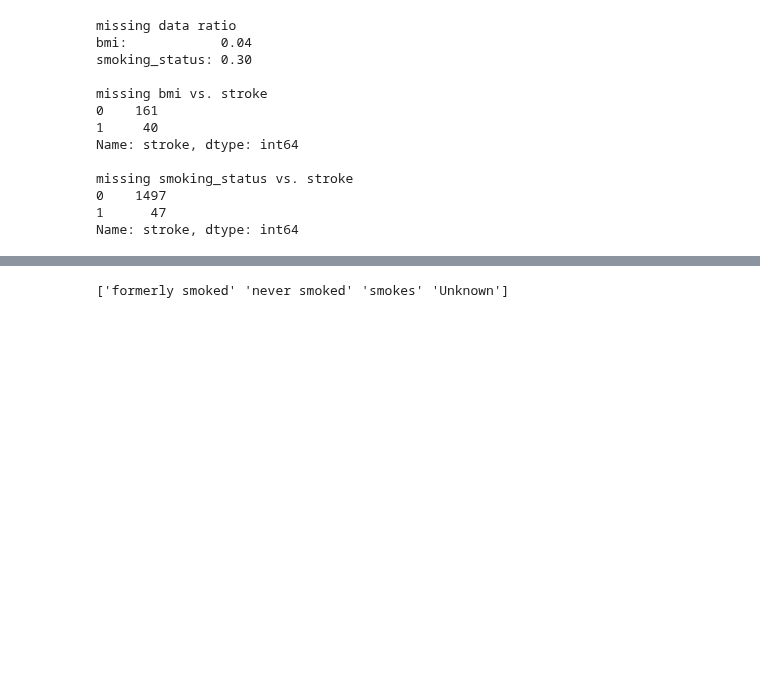
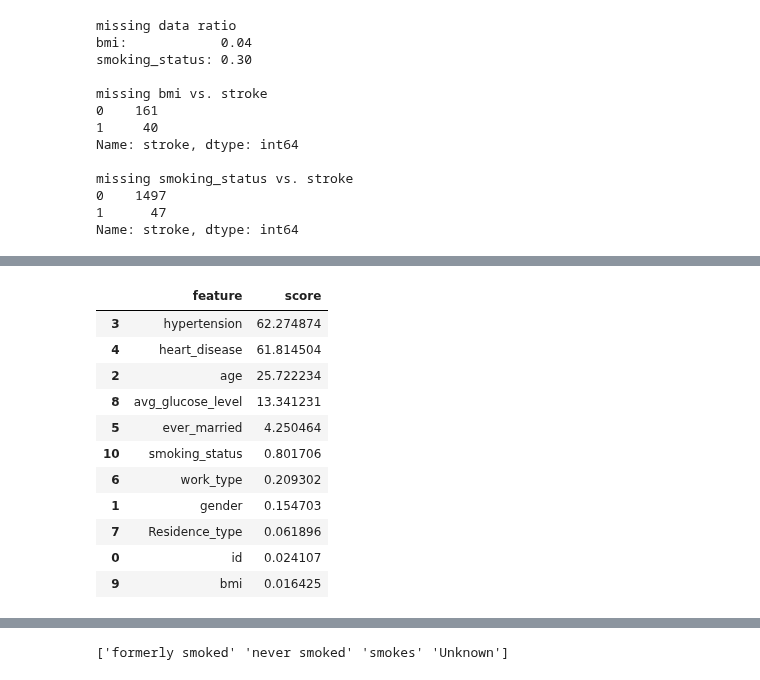
Before and after one commit to xanasa14/MLImplementations, a Jupyter notebook: StrokePredicition.ipynb, the cells around one changed output, grey strips where cells are left out. Saved outputs shown, nothing was run; the diff lists cells and outputs as text; code cells hidden in the pictures; blank space fills up the shorter version.

```diff
--- a/StrokePredicition.ipynb
+++ b/StrokePredicition.ipynb
@@ -122,0 +140,38 @@ Name: stroke, dtype: int64
+# %%
+from sklearn.preprocessing import MinMaxScaler
+from sklearn.feature_selection import SelectKBest
+from sklearn.feature_selection import chi2
+
+data_fs = dataset.copy()
+
+data_fs.dropna(inplace = True)
+
+for f in cat_features:
+    data_fs[f] = data_fs[f].cat.codes
+
+data_fs = MinMaxScaler().fit_transform(data_fs)
+
+X_fs = data_fs[:,:-1]
+Y_fs = data_fs[:,-1:]
+
+fit = SelectKBest(score_func = chi2, k = 4).fit(X_fs, Y_fs)
+
+df_scores = pd.DataFrame(fit.scores_)
+df_columns = pd.DataFrame(dataset.columns)
+feature_scores = pd.concat([df_columns, df_scores],axis = 1)
+feature_scores.columns = ['feature','score']
+fs_results = feature_scores.nlargest(20,'score')
+fs_results
+# %% [output]
+|  | feature | score |
+| 3 | hypertension | 62.274874 |
+| 4 | heart_disease | 61.814504 |
+| 2 | age | 25.722234 |
+| 8 | avg_glucose_level | 13.341231 |
+| 5 | ever_married | 4.250464 |
+| 10 | smoking_status | 0.801706 |
+| 6 | work_type | 0.209302 |
+| 1 | gender | 0.154703 |
+| 7 | Residence_type | 0.061896 |
+| 0 | id | 0.024107 |
+| 9 | bmi | 0.016425 |
```
Also changed, not shown: parts of 11 cells of this notebook.
